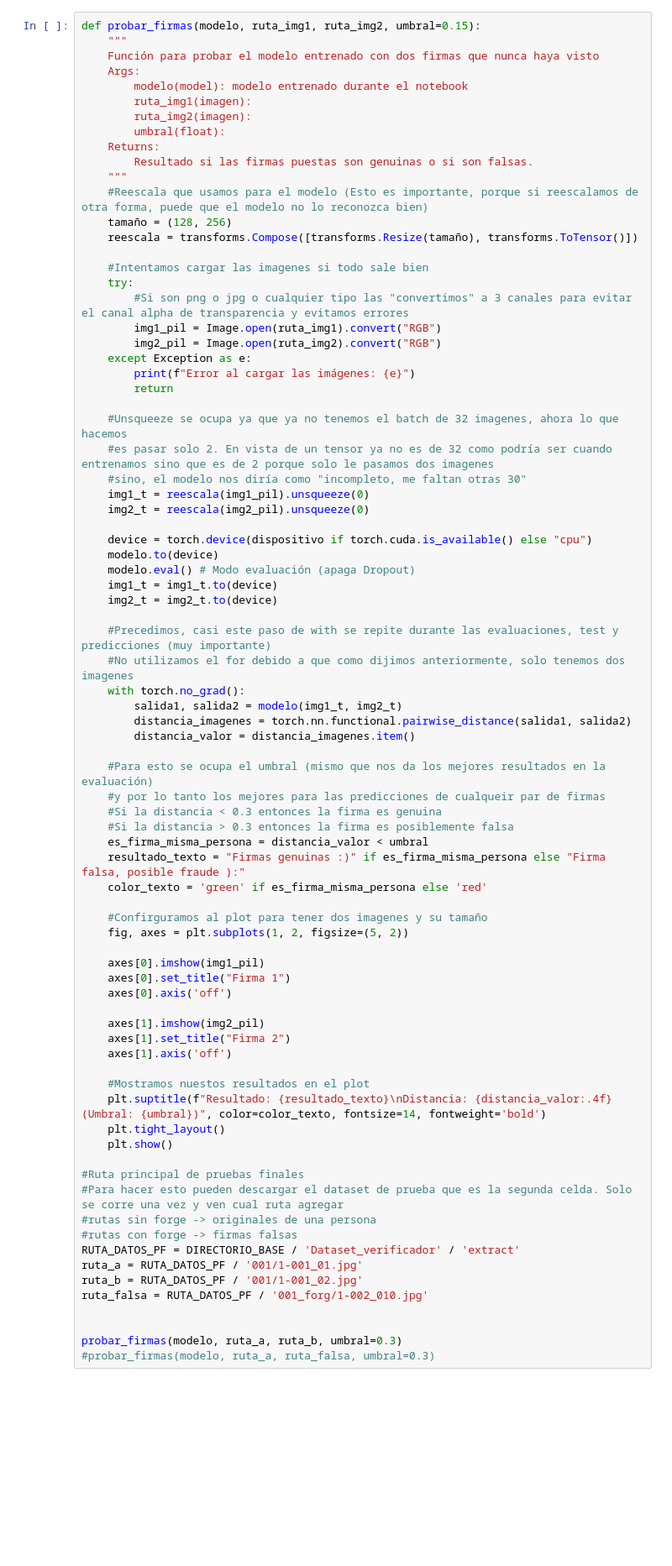
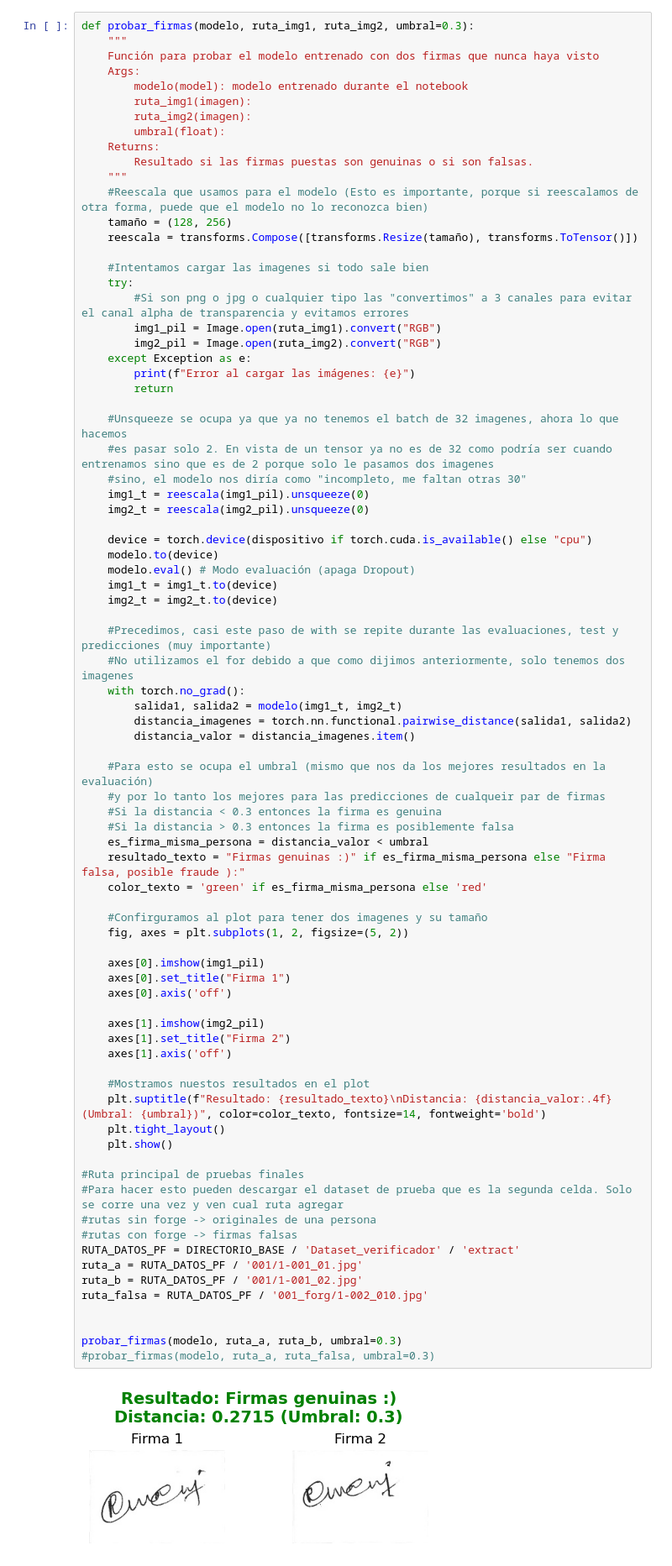
Before and after one commit to AylenMartinez04/DeploymentProjectRN, a Jupyter notebook: Proyecto/Proyecto_RedesNeuronalesMejorM.ipynb, the cells around one changed output. Shown: that part at 84% size. Cells and saved outputs as stored; diff of their text form; blank space fills up the shorter version.

```diff
--- a/Proyecto/Proyecto_RedesNeuronalesMejorM.ipynb
+++ b/Proyecto/Proyecto_RedesNeuronalesMejorM.ipynb
@@ -607,5 +691,5 @@ except Exception as e:
 # %%
-def probar_firmas(modelo, ruta_img1, ruta_img2, umbral=0.15):
+def probar_firmas(modelo, ruta_img1, ruta_img2, umbral=0.3):
     """
     Función para probar el modelo entrenado con dos firmas que nunca haya visto
     Args:
@@ -657,30 +741,32 @@ def probar_firmas(modelo, ruta_img1, ruta_img2, umbral=0.15):
     color_texto = 'green' if es_firma_misma_persona else 'red'
 
     #Confirguramos al plot para tener dos imagenes y su tamaño
     fig, axes = plt.subplots(1, 2, figsize=(5, 2))
 
     axes[0].imshow(img1_pil)
     axes[0].set_title("Firma 1")
     axes[0].axis('off')
 
     axes[1].imshow(img2_pil)
     axes[1].set_title("Firma 2")
     axes[1].axis('off')
 
     #Mostramos nuestos resultados en el plot
     plt.suptitle(f"Resultado: {resultado_texto}\nDistancia: {distancia_valor:.4f} (Umbral: {umbral})", color=color_texto, fontsize=14, fontweight='bold')
     plt.tight_layout()
     plt.show()
 
 #Ruta principal de pruebas finales
 #Para hacer esto pueden descargar el dataset de prueba que es la segunda celda. Solo se corre una vez y ven cual ruta agregar
 #rutas sin forge -> originales de una persona
 #rutas con forge -> firmas falsas
 RUTA_DATOS_PF = DIRECTORIO_BASE / 'Dataset_verificador' / 'extract'
 ruta_a = RUTA_DATOS_PF / '001/1-001_01.jpg'
 ruta_b = RUTA_DATOS_PF / '001/1-001_02.jpg'
 ruta_falsa = RUTA_DATOS_PF / '001_forg/1-002_010.jpg'
 
 
 probar_firmas(modelo, ruta_a, ruta_b, umbral=0.3)
 #probar_firmas(modelo, ruta_a, ruta_falsa, umbral=0.3)
+# %% [output]
+[figure, added]
```
Also changed, not shown: parts of 10 cells of this notebook, 1 other file.
